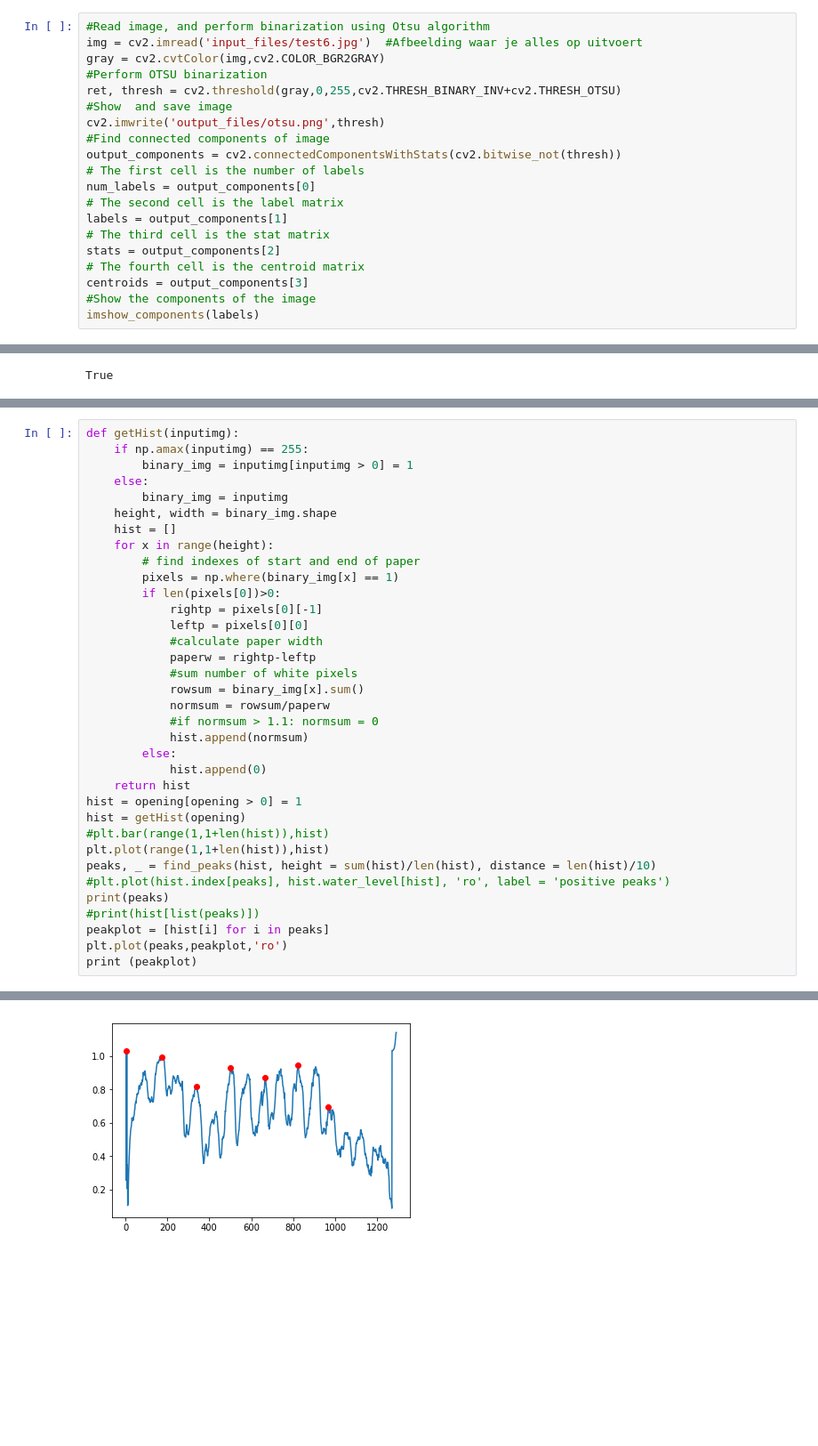
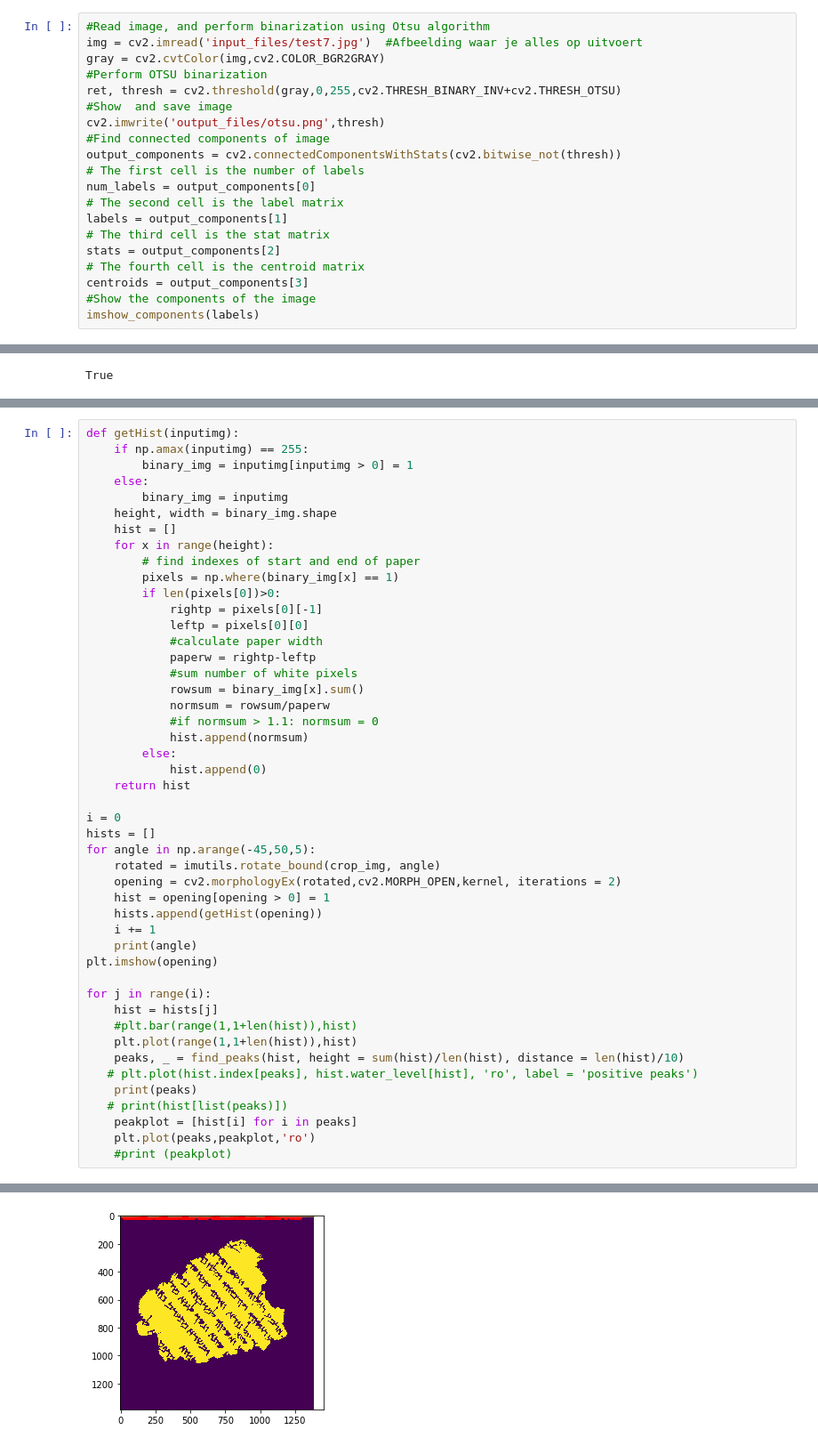
Before and after one commit to JoppeBoekestijn/handwritingrecog, a Jupyter notebook: Notebook/preprocessing/lineseg.ipynb, the cells around one changed output, grey strips where cells are left out. Shown: that part at 89% size. Cells and saved outputs as stored; diff of their text form; blank space fills up the shorter version.

Commit message:
sliding window en turning image~'

```diff
--- a/Notebook/preprocessing/lineseg.ipynb
+++ b/Notebook/preprocessing/lineseg.ipynb
@@ -47,7 +48,7 @@ Python version: (3, 7, 3)
 OpenCV version: 4.1.0
 # %%
 #Read image, and perform binarization using Otsu algorithm
-img = cv2.imread('input_files/test6.jpg')  #Afbeelding waar je alles op uitvoert
+img = cv2.imread('input_files/test7.jpg')  #Afbeelding waar je alles op uitvoert
 gray = cv2.cvtColor(img,cv2.COLOR_BGR2GRAY)
 #Perform OTSU binarization
 ret, thresh = cv2.threshold(gray,0,255,cv2.THRESH_BINARY_INV+cv2.THRESH_OTSU)
@@ -164,15 +165,27 @@ def getHist(inputimg):
         else:
             hist.append(0)
     return hist
-hist = opening[opening > 0] = 1
-hist = getHist(opening)
-#plt.bar(range(1,1+len(hist)),hist)
-plt.plot(range(1,1+len(hist)),hist)
-peaks, _ = find_peaks(hist, height = sum(hist)/len(hist), distance = len(hist)/10)
-#plt.plot(hist.index[peaks], hist.water_level[hist], 'ro', label = 'positive peaks')
-print(peaks)
-#print(hist[list(peaks)])
-peakplot = [hist[i] for i in peaks]
-plt.plot(peaks,peakplot,'ro')
-print (peakplot)
+
+i = 0
+hists = []
+for angle in np.arange(-45,50,5):
+    rotated = imutils.rotate_bound(crop_img, angle)
+    opening = cv2.morphologyEx(rotated,cv2.MORPH_OPEN,kernel, iterations = 2)
+    hist = opening[opening > 0] = 1
+    hists.append(getHist(opening))
+    i += 1
+    print(angle)
+plt.imshow(opening)
+
+for j in range(i):
+    hist = hists[j]
+    #plt.bar(range(1,1+len(hist)),hist)
+    plt.plot(range(1,1+len(hist)),hist)
+    peaks, _ = find_peaks(hist, height = sum(hist)/len(hist), distance = len(hist)/10)
+   # plt.plot(hist.index[peaks], hist.water_level[hist], 'ro', label = 'positive peaks')
+    print(peaks)
+   # print(hist[list(peaks)])
+    peakplot = [hist[i] for i in peaks]
+    plt.plot(peaks,peakplot,'ro')
+    #print (peakplot)
 # %% [output]
@@ -181,4 +209,4 @@ print (peakplot)
-[figure, old version]
+[figure, new version]
 # %%
 plt.imshow(opening)
 plt.hlines(peaks,0,len(opening[0])-1,colors='w')
```
Also changed, not shown: parts of 6 cells of this notebook, 23 other files.
